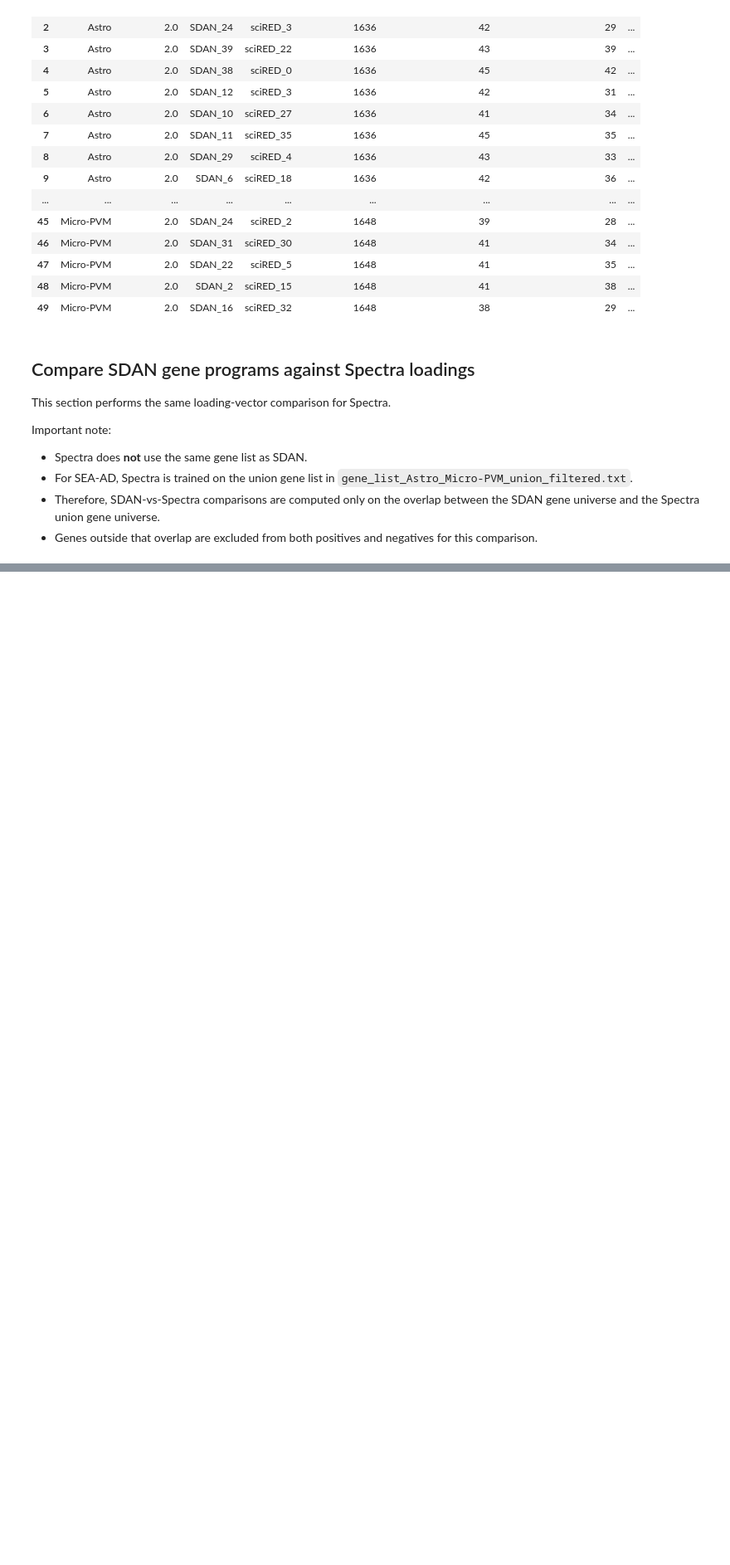
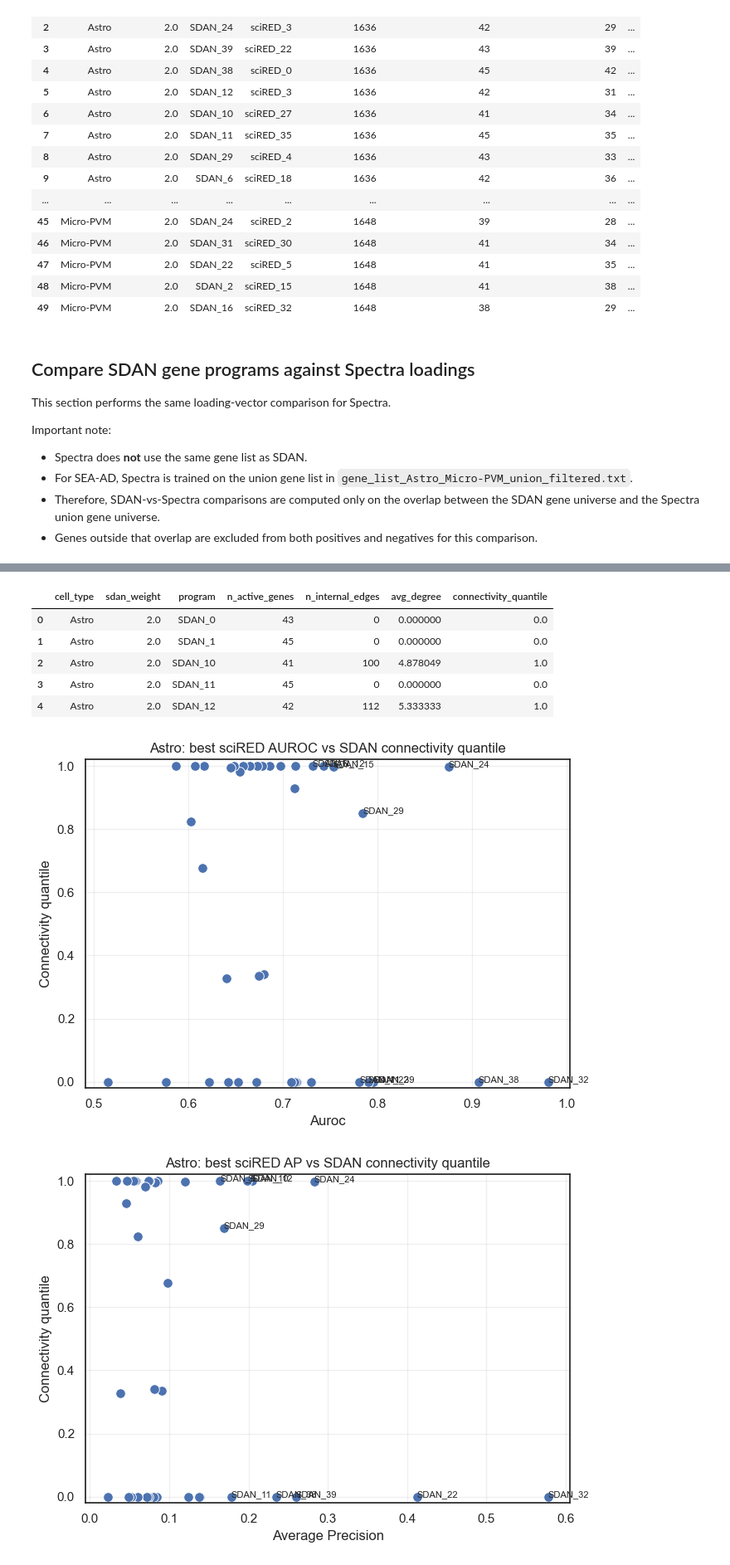
Before and after one commit to Sun-lab/SDAN, a Jupyter notebook: sdan_vs_scired_loading_vectors.ipynb, the cells around one changed output, grey strips where cells are left out. Shown at 83% size. Drawn from its saved outputs; the diff is of its cells as text; code cells hidden in the pictures; blank space fills up the shorter version.

```diff
--- a/sdan_vs_scired_loading_vectors.ipynb
+++ b/sdan_vs_scired_loading_vectors.ipynb
@@ -364,0 +542,37 @@ combined_spectra_best.to_csv(SPECTRA_RESULTS_DIR / f"SEA_AD_weight_{SPECTRA_DEFA
+# %%
+# SDAN vs sciRED: one scatterplot per cell type.
+
+CONNECTIVITY_WEIGHT = "2.0"
+CONNECTIVITY_THRESHOLD = 0.8
+
+for cell_type in ["Astro", "Micro-PVM"]:
+    metrics = compute_program_factor_metrics(cell_type, CONNECTIVITY_WEIGHT)["metrics"]
+    connectivity = compute_sdan_connectivity_quantiles(
+        cell_type,
+        CONNECTIVITY_WEIGHT,
+        threshold=CONNECTIVITY_THRESHOLD,
+    )
+
+    display(connectivity.head())
+
+    plot_program_score_vs_connectivity(
+        metrics,
+        connectivity,
+        score_col="auroc",
+        title=f"{cell_type}: best sciRED AUROC vs SDAN connectivity quantile",
+    )
+    plot_program_score_vs_connectivity(
+        metrics,
+        connectivity,
+        score_col="average_precision",
+        title=f"{cell_type}: best sciRED AP vs SDAN connectivity quantile",
+    )
+# %% [output]
+|  | cell_type | sdan_weight | program | n_active_genes | n_internal_edges | avg_degree | connectivity_quantile |
+| 0 | Astro | 2.0 | SDAN_0 | 43 | 0 | 0.000000 | 0.0 |
+| 1 | Astro | 2.0 | SDAN_1 | 45 | 0 | 0.000000 | 0.0 |
+| 2 | Astro | 2.0 | SDAN_10 | 41 | 100 | 4.878049 | 1.0 |
+| 3 | Astro | 2.0 | SDAN_11 | 45 | 0 | 0.000000 | 0.0 |
+| 4 | Astro | 2.0 | SDAN_12 | 42 | 112 | 5.333333 | 1.0 |
+[figure, added]
+[figure, added]
```
Also changed, not shown: parts of 6 cells of this notebook, 1 other file.
